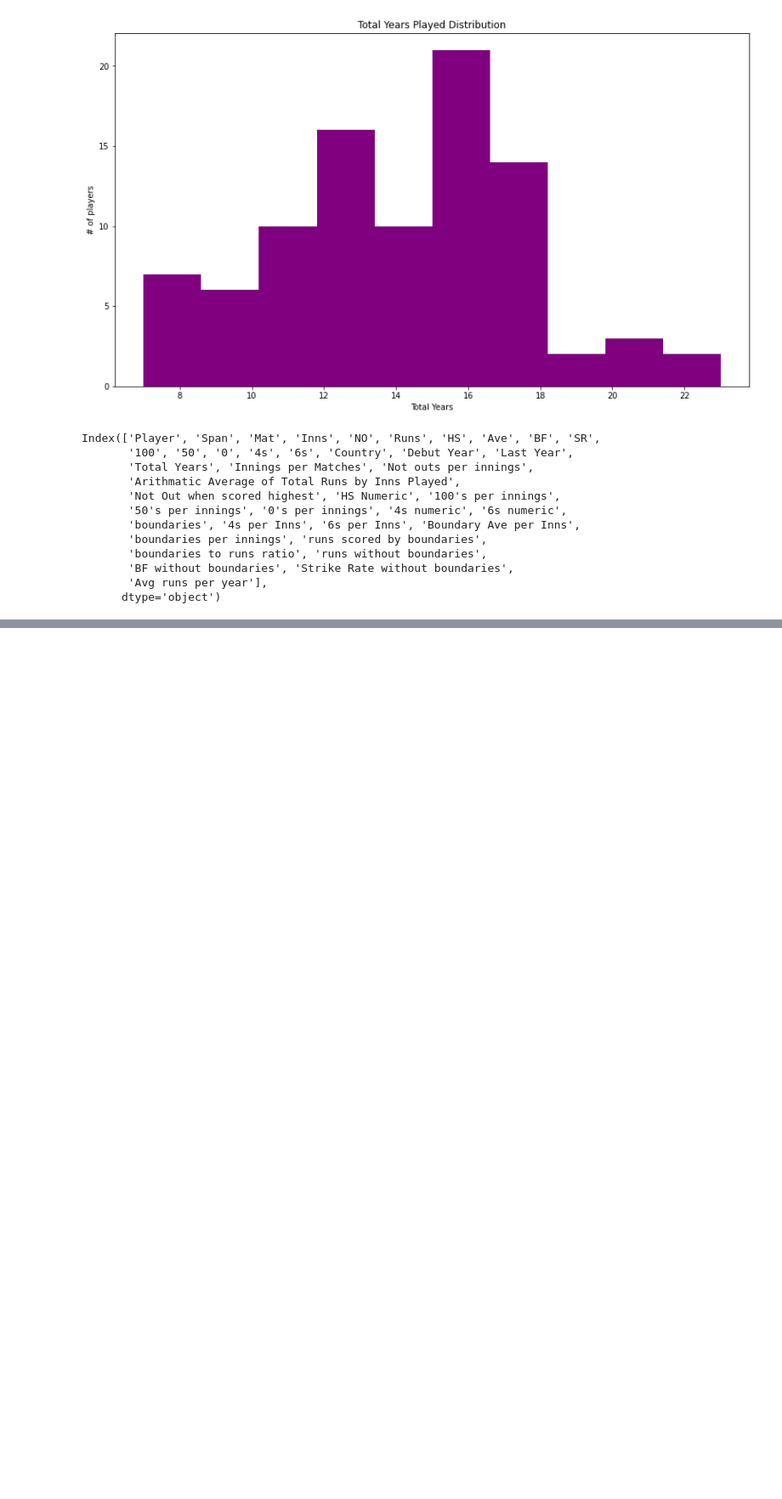
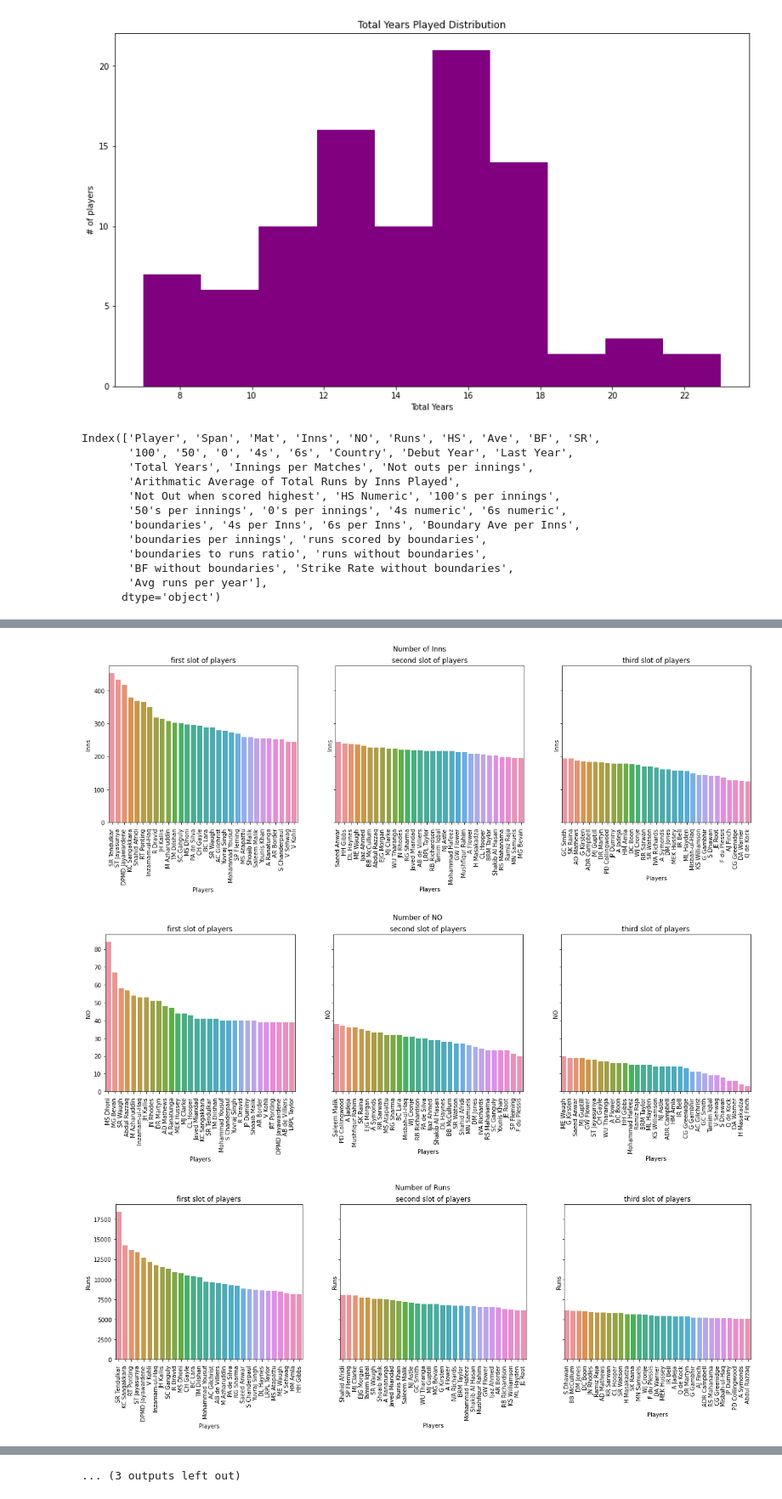
Before and after one commit to AmanJain27/Cricket-Analysis, a Jupyter notebook: EDA/data_eda.ipynb, the cells around one changed output, grey strips where cells are left out. Shown at 85% size. Drawn from its saved outputs; the diff is of its cells as text; code cells hidden in the pictures; blank space fills up the shorter version.

```diff
--- a/EDA/data_eda.ipynb
+++ b/EDA/data_eda.ipynb
@@ -155,0 +184,31 @@ hm.set(title='Correlation Matrix of Data')
+# %%
+df_yaxes = df[['Inns', 'NO', 'Runs', 'boundaries', 'Ave', 'Arithmatic Average of Total Runs by Inns Played', 'HS Numeric', 'SR', 'Avg runs per year', 'Boundary Ave per Inns', 'Total Years', '100', '50', '0','Avg runs per year']]
+# %%
+for y in df_yaxes:
+    fig, axes = plt.subplots(1, 3, figsize=(20, 5), sharey=True)
+    fig.suptitle(f'Number of {y}')
+    df1 = df.sort_values(by=[y], ascending=False)
+    x = df1['Player']
+    chart1 = sns.barplot(ax=axes[0], x=x[:30], y=df1[y][:30])
+    chart1.set_ylabel(y)
+    chart1.set_xlabel("Players")
+    chart1.set_xticklabels(chart1.get_xticklabels(), rotation=90)
+    axes[0].set_title('first slot of players')
+
+    chart2 = sns.barplot(ax=axes[1], x=x[30:60], y=df1[y][30:60])
+    chart2.set_ylabel(y)
+    chart2.set_xlabel("Players")
+    chart2.set_xticklabels(chart2.get_xticklabels(), rotation=90)
+    axes[1].set_title('second slot of players')
+
+    chart3 = sns.barplot(ax=axes[2], x=x[60:91], y=df1[y][60:91])
+    chart3.set_ylabel(y)
+    chart3.set_xlabel("Players")
+    chart3.set_xticklabels(chart3.get_xticklabels(), rotation=90)
+    axes[2].set_title('third slot of players')
+
+    plt.show()
+# %% [output]
+[figure, added]
+[figure, added]
+[figure, added]
@@ -155,0 +224 @@ hm.set(title='Correlation Matrix of Data')
+... (3 outputs left out)
```
Also changed, not shown: parts of 7 cells of this notebook.
